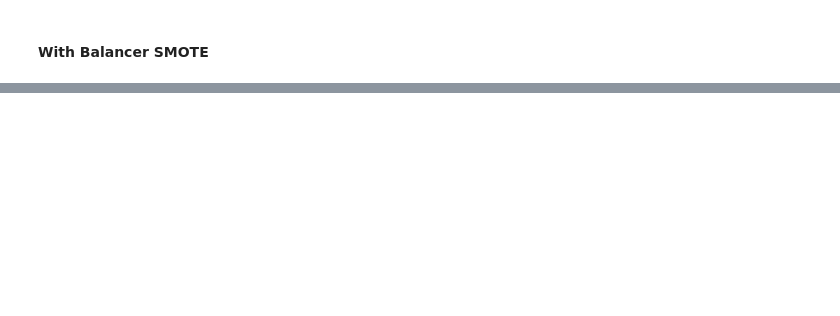
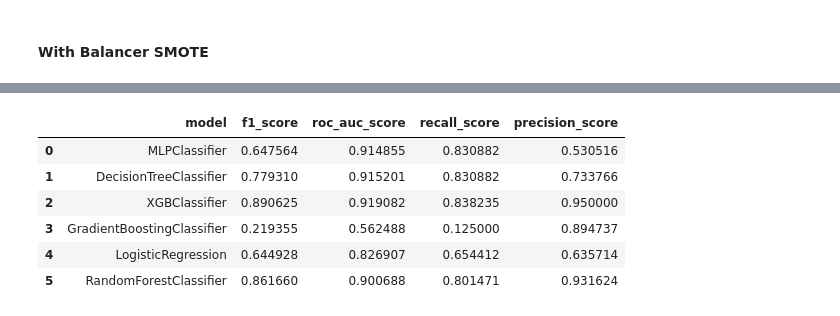
Before and after one commit to NophaieViscente/credit_card_fraud_detection, a Jupyter notebook: app/train_avaliate_models.ipynb, the cells around one changed output, grey strips where cells are left out. Drawn from its saved outputs; the diff is of its cells as text; code cells hidden in the pictures; blank space fills up the shorter version.

```diff
--- a/app/train_avaliate_models.ipynb
+++ b/app/train_avaliate_models.ipynb
@@ -127,0 +130,30 @@ prep_2.plot_roc_curves()
+# %%
+prep_3 = PrepareDataAndTrainingModels(
+    dataframe=data,
+    target="Class",
+    scaler=StandardScaler(),
+    models=[
+        MLPClassifier(),
+        DecisionTreeClassifier(),
+        XGBClassifier(),
+        GradientBoostingClassifier(),
+        LogisticRegression(),
+        RandomForestClassifier()],
+    balancer = AllKNN(),
+    score_metric = (f1_score,
+                    roc_auc_score,
+                    recall_score,
+                    precision_score)
+)
+prep_3.splitting_data()
+prep_3.splitting_data()
+prep_3.fit_models()
+prep_3.compute_scores()
+# %% [output]
+|  | model | f1_score | roc_auc_score | recall_score | precision_score |
+| 0 | MLPClassifier | 0.647564 | 0.914855 | 0.830882 | 0.530516 |
+| 1 | DecisionTreeClassifier | 0.779310 | 0.915201 | 0.830882 | 0.733766 |
+| 2 | XGBClassifier | 0.890625 | 0.919082 | 0.838235 | 0.950000 |
+| 3 | GradientBoostingClassifier | 0.219355 | 0.562488 | 0.125000 | 0.894737 |
+| 4 | LogisticRegression | 0.644928 | 0.826907 | 0.654412 | 0.635714 |
+| 5 | RandomForestClassifier | 0.861660 | 0.900688 | 0.801471 | 0.931624 |
```
Also changed, not shown: parts of 7 cells of this notebook.
